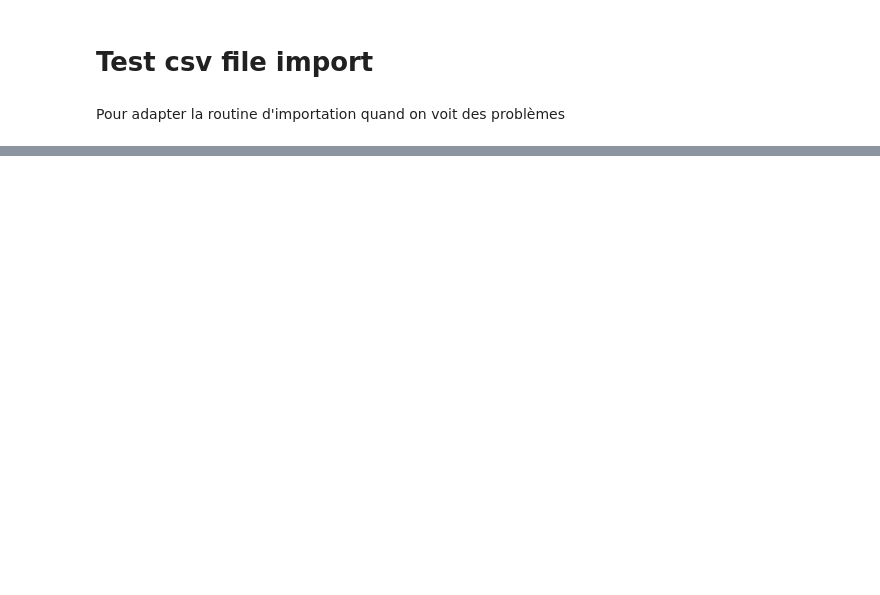
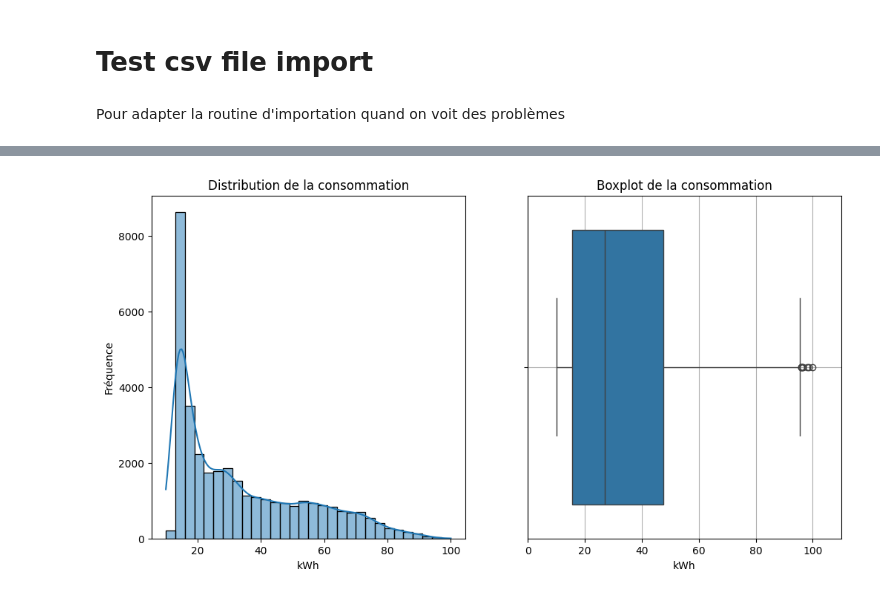
Before and after one commit to moixpo/baratin, a Jupyter notebook: test_smartmeter_csv.ipynb, the cells around one changed output, grey strips where cells are left out. Drawn from its saved outputs; the diff is of its cells as text; code cells hidden in the pictures; blank space fills up the shorter version.

```diff
--- a/test_smartmeter_csv.ipynb
+++ b/test_smartmeter_csv.ipynb
@@ -105,0 +152,17 @@ print(df[col_to_convert].isna().sum())
+# %%
+#make an distribution plot of the consumption values with seaborn and a boxplot to show the outliers:
+import seaborn as sns
+
+figure_dist, axe_dist = plt.subplots(ncols=2, figsize=(12, 6))
+sns.histplot(df[col_to_convert].values, bins=30, kde=True, ax=axe_dist[0])
+axe_dist[0].set_title("Distribution de la consommation")
+axe_dist[0].set_xlabel("kWh")
+axe_dist[0].set_ylabel("Fréquence")
+sns.boxplot(x=df[col_to_convert].values, ax=axe_dist[1])
+axe_dist[1].set_title("Boxplot de la consommation")
+axe_dist[1].set_xlabel("kWh")
+axe_dist[1].set_xlim(0, df[col_to_convert].max()*1.1)
+axe_dist[1].grid()
+#make a plot of the percentage of time with a consumption under a certain threshold (between 0 and the maximum consumption) and the percentage of time with a consumption above that threshold:
+# %% [output]
+[figure, added]
```
Also changed, not shown: parts of 22 cells of this notebook, 13 other files.
